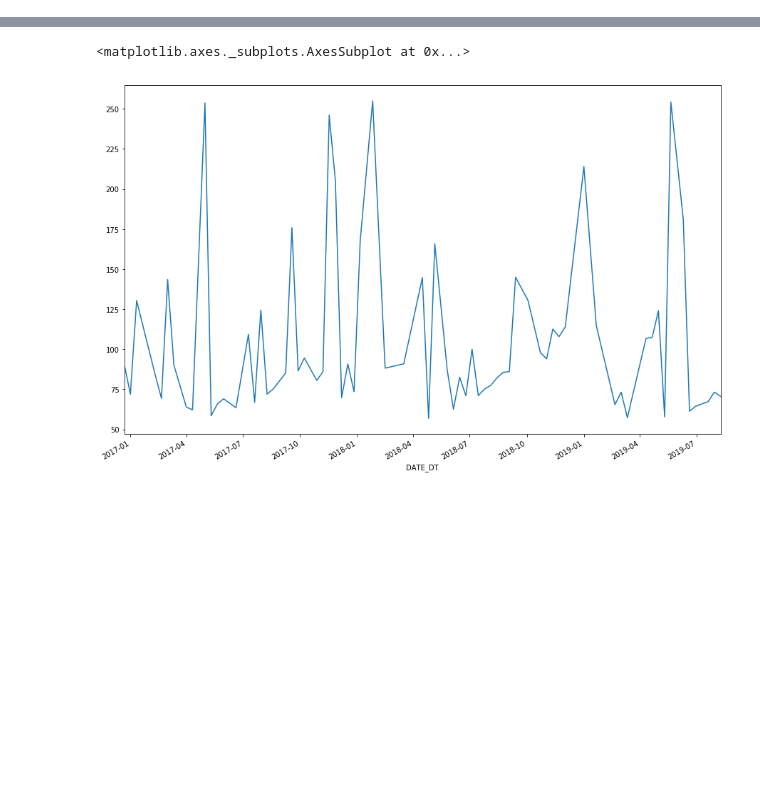
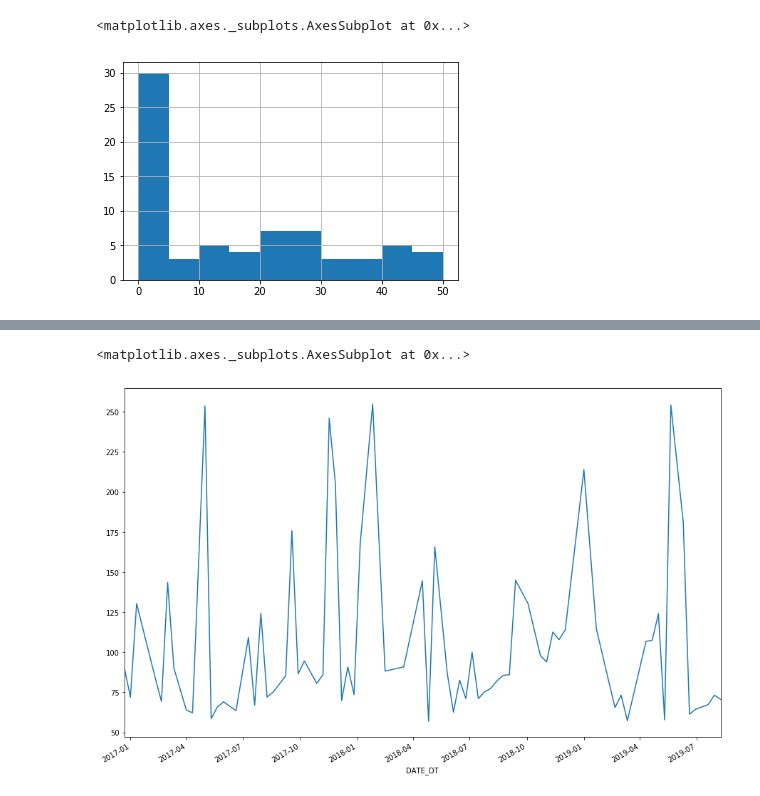
Before and after one commit to xiaochuan-du/mel-datathon-data, a Jupyter notebook: notebooks/EDA.ipynb, the cells around one changed output, grey strips where cells are left out. Saved outputs shown, nothing was run; the diff lists cells and outputs as text; code cells hidden in the pictures; blank space fills up the shorter version.

```diff
--- a/notebooks/EDA.ipynb
+++ b/notebooks/EDA.ipynb
@@ -50,6 +58,6 @@ sensing_band_types = [file_name.name.split('-')[2] for file_name in files]
 date_str = [
     file_name.name[len(f'{tile_x}-{tile_y}-{band}-'): -1 * len('.png')]
     for file_name, band in zip(files, sensing_band_types)]
-meta = pd.DataFrame({'IMG_FILE': files, 'SENSING_BAND': sensing_band_types, 'DATE_DT': date_str}).sort_values(['SENSING_BAND', 'DATE_DT'])
+file_info = pd.DataFrame({'IMG_FILE': files, 'SENSING_BAND': sensing_band_types, 'DATE_DT': date_str}).sort_values(['SENSING_BAND', 'DATE_DT'])
 # The assumption that is all sensing band image have save date range
-assert meta.SENSING_BAND.value_counts().max() == meta.SENSING_BAND.value_counts().min()
+assert file_info.SENSING_BAND.value_counts().max() == file_info.SENSING_BAND.value_counts().min()
@@ -57,0 +64,13 @@ eda_imags = meta.query('SENSING_BAND == "TCI"')
+# %%
+from pandas.io.json import json_normalize
+
+metadata_files = [file for file in (datadir / 'metadata').glob(f'*.json')]
+meta_dates = [file.name.split('.')[0] for file in metadata_files]
+metadata = (
+    json_normalize(
+        [json.load(open(file, 'r')) for file in metadata_files]
+        , max_level=1)
+    .assign(DATE_DT=pd.to_datetime(meta_dates))
+    .set_index('DATE_DT')
+    .sort_index()
+)
@@ -58,5 +82,12 @@ eda_imags = meta.query('SENSING_BAND == "TCI"')
 # %%
+eda_imags = file_info.query('SENSING_BAND == "TCI"')
+
 # _, ax = plt.subplots(nrows=1, ncols=1, figsize=(5,5))
 means =[]
 for row in eda_imags.itertuples():
     means.append(np.array(Image.open(row.IMG_FILE)).mean())
+
+eda_imags = eda_imags.assign(
+    MEAN=means,
+    DATE_DT=pd.to_datetime(eda_imags.DATE_DT)
+)
@@ -67,0 +94,7 @@ eda_imags = eda_imags.assign(
+# %%
+eda_imags = eda_imags.set_index('DATE_DT').merge(metadata['cloud-cover'], how='left', left_index=True, right_index=True)
+# %%
+eda_imags['cloud-cover'].hist()
+# %% [output]
+<matplotlib.axes._subplots.AxesSubplot at 0x...>
+[figure, added]
```
Also changed, not shown: parts of 12 cells of this notebook.
